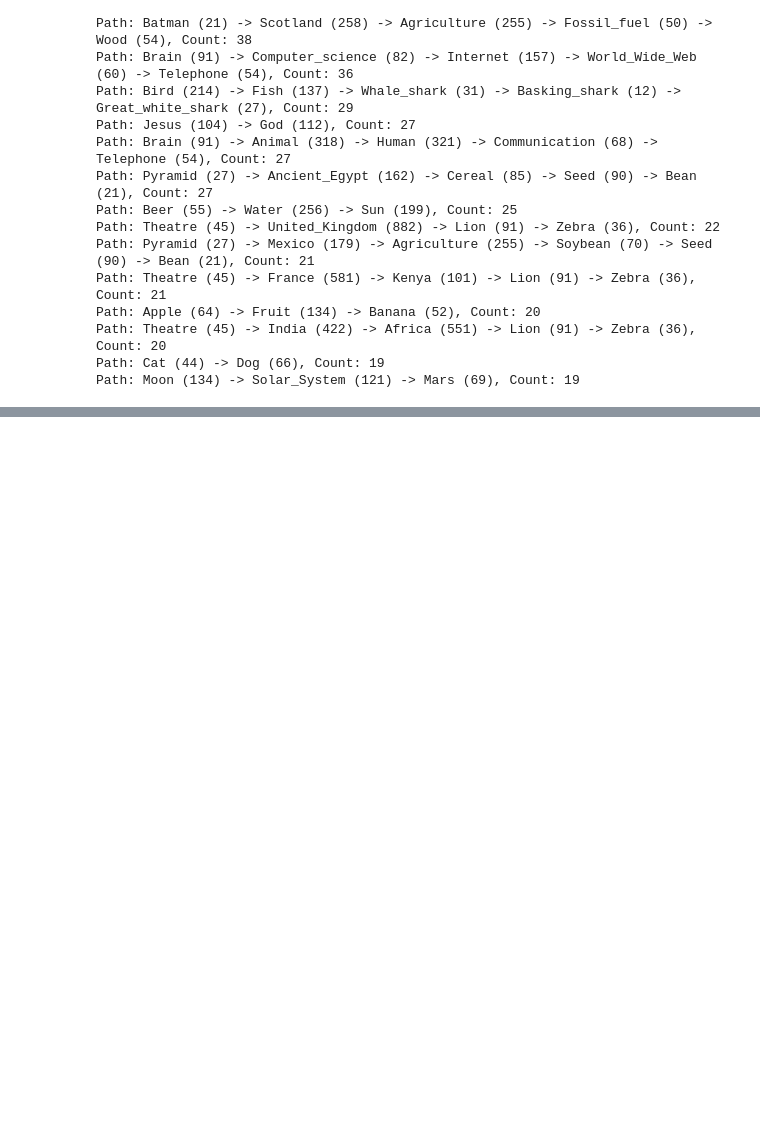
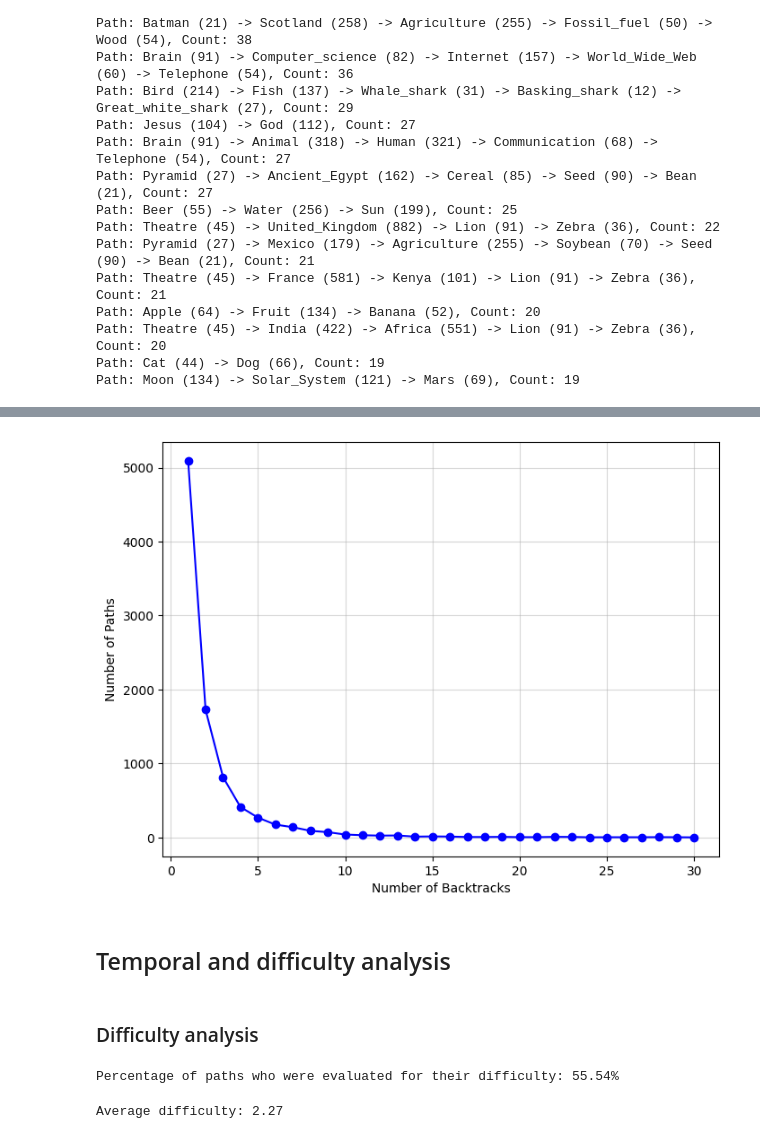
Before and after one commit to FredericoPrazeres/trabalhoADC, a Jupyter notebook: adc.ipynb, the cells around one changed output, grey strips where cells are left out. Cells and saved outputs as stored; diff of their text form; code cells hidden in the pictures; blank space fills up the shorter version.

```diff
--- a/adc.ipynb
+++ b/adc.ipynb
@@ -307,0 +269,11 @@ Moon-Solar_System-Mars
+# %%
+backtracking_count = 0
+
+for path in all_paths:
+    if '<' in path:
+        backtracking_count += 1
+
+total_paths = len(all_paths)
+backtracking_frequency = backtracking_count / total_paths if total_paths > 0 else 0
+
+print(f"Frequency of backtracking: {backtracking_frequency:.2%}")
@@ -307,0 +282,9 @@ Moon-Solar_System-Mars
+# %%
+double_backtrack_count = 0
+
+for path in all_paths:
+
+    if '<' in path:
+        double_backtrack_count += 1
+
+print(f"Number of paths with two backtracks: {double_backtrack_count}")
@@ -307,0 +293,4 @@ Moon-Solar_System-Mars
+# %%
+for x in range(1, 100):
+    paths_with_x_backtracks = sum(path.count('<') == x for path in all_paths)
+    print(f"Number of paths with exactly {x} backtracks: {paths_with_x_backtracks}")
@@ -307,0 +315,33 @@ Moon-Solar_System-Mars
+# %%
+
+backtracks_counts = [sum(path.count('<') == x for path in all_paths) for x in range(1, 31)]
+
+plt.figure(figsize=(8, 6))
+plt.plot(range(1, 31), backtracks_counts, marker='o', linestyle='-', color='b')
+plt.xlabel('Number of Backtracks')
+plt.ylabel('Number of Paths')
+plt.grid(True, which="both", ls="-", alpha=0.5)
+plt.show()
+# %% [output]
+[figure, added]
+# %% [markdown]
+## Temporal and difficulty analysis
+# %% [markdown]
+### Difficulty analysis
+# %%
+
+difficulty_in_paths = paths.iloc[:, 4]
+
+non_nan_difficulty_count = difficulty_in_paths.notna().sum()
+
+total_paths = len(difficulty_in_paths)
+
+percentage_without_nan_difficulty = (non_nan_difficulty_count / total_paths) * 100
+print(f"Percentage of paths who were evaluated for their difficulty: {percentage_without_nan_difficulty:.2f}%")
+# %% [output]
+Percentage of paths who were evaluated for their difficulty: 55.54%
+# %%
+average_difficulty = difficulty_in_paths.mean(skipna=True)
+print(f"Average difficulty: {average_difficulty:.2f}")
+# %% [output]
+Average difficulty: 2.27
```
Also changed, not shown: parts of 20 cells of this notebook, 10 other files.
